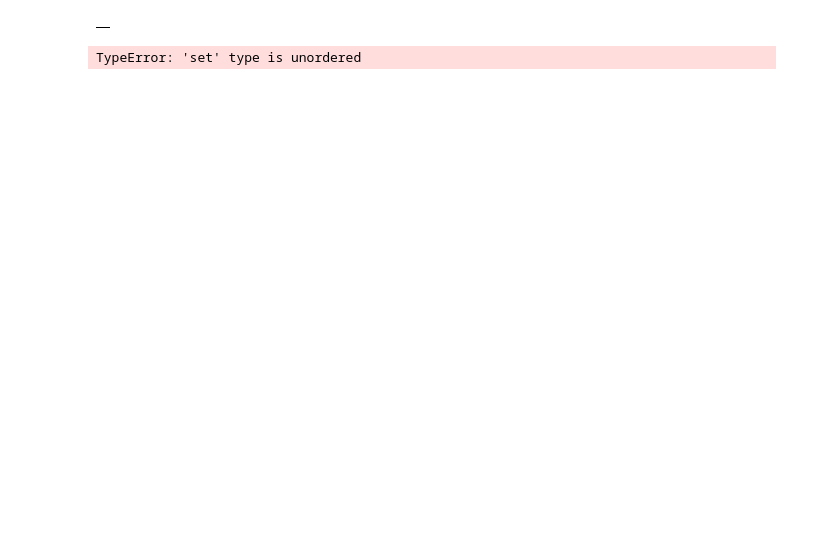
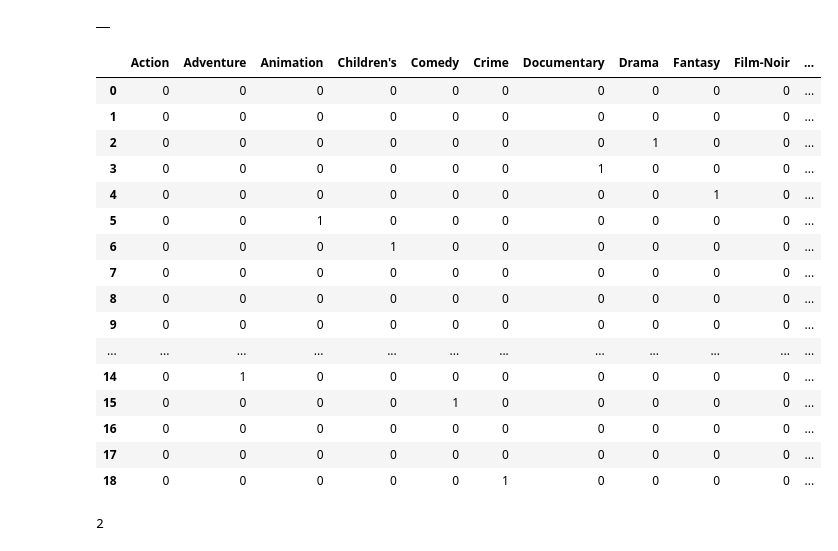
Before and after one commit to kdeepakkumarbk/DataSci_WithPy_DPK, a Jupyter notebook: _projects/project2/src/Movielens_Case_Study.ipynb, the cells around one changed output. Cells and saved outputs as stored; diff of their text form; code cells hidden in the pictures; blank space fills up the shorter version.

```diff
--- a/_projects/project2/src/Movielens_Case_Study.ipynb
+++ b/_projects/project2/src/Movielens_Case_Study.ipynb
@@ -438,6 +577,26 @@ df_generes_OHE
 # %% [output]
 |  |
 # %%
-pd.get_dummies(Unique_generes_Set)
+pd.get_dummies(list(Unique_generes_Set))
 # %% [output]
-TypeError: 'set' type is unordered
+|  | Action | Adventure | Animation | Children's | Comedy | Crime | Documentary | Drama | Fantasy | Film-Noir | ... |
+| 0 | 0 | 0 | 0 | 0 | 0 | 0 | 0 | 0 | 0 | 0 | ... |
+| 1 | 0 | 0 | 0 | 0 | 0 | 0 | 0 | 0 | 0 | 0 | ... |
+| 2 | 0 | 0 | 0 | 0 | 0 | 0 | 0 | 1 | 0 | 0 | ... |
+| 3 | 0 | 0 | 0 | 0 | 0 | 0 | 1 | 0 | 0 | 0 | ... |
+| 4 | 0 | 0 | 0 | 0 | 0 | 0 | 0 | 0 | 1 | 0 | ... |
+| 5 | 0 | 0 | 1 | 0 | 0 | 0 | 0 | 0 | 0 | 0 | ... |
+| 6 | 0 | 0 | 0 | 1 | 0 | 0 | 0 | 0 | 0 | 0 | ... |
+| 7 | 0 | 0 | 0 | 0 | 0 | 0 | 0 | 0 | 0 | 0 | ... |
+| 8 | 0 | 0 | 0 | 0 | 0 | 0 | 0 | 0 | 0 | 0 | ... |
+| 9 | 0 | 0 | 0 | 0 | 0 | 0 | 0 | 0 | 0 | 0 | ... |
+| ... | ... | ... | ... | ... | ... | ... | ... | ... | ... | ... | ... |
+| 14 | 0 | 1 | 0 | 0 | 0 | 0 | 0 | 0 | 0 | 0 | ... |
+| 15 | 0 | 0 | 0 | 0 | 1 | 0 | 0 | 0 | 0 | 0 | ... |
+| 16 | 0 | 0 | 0 | 0 | 0 | 0 | 0 | 0 | 0 | 0 | ... |
+| 17 | 0 | 0 | 0 | 0 | 0 | 0 | 0 | 0 | 0 | 0 | ... |
+| 18 | 0 | 0 | 0 | 0 | 0 | 1 | 0 | 0 | 0 | 0 | ... |
+# %%
+4-2
+# %% [output]
+2
```
Also changed, not shown: parts of 20 cells of this notebook.
